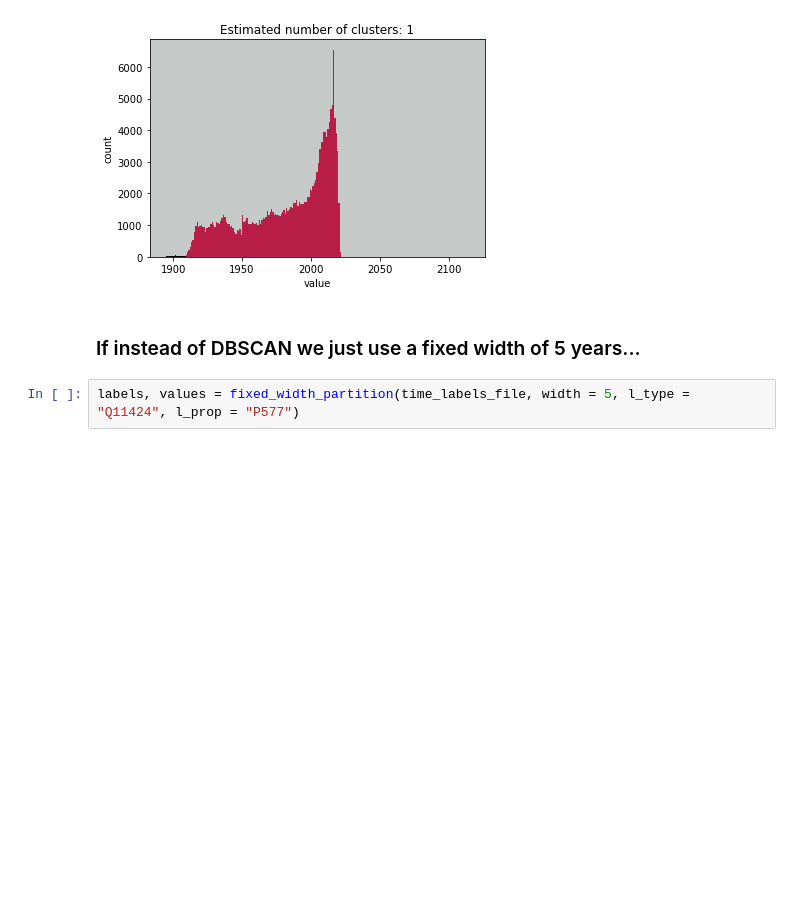
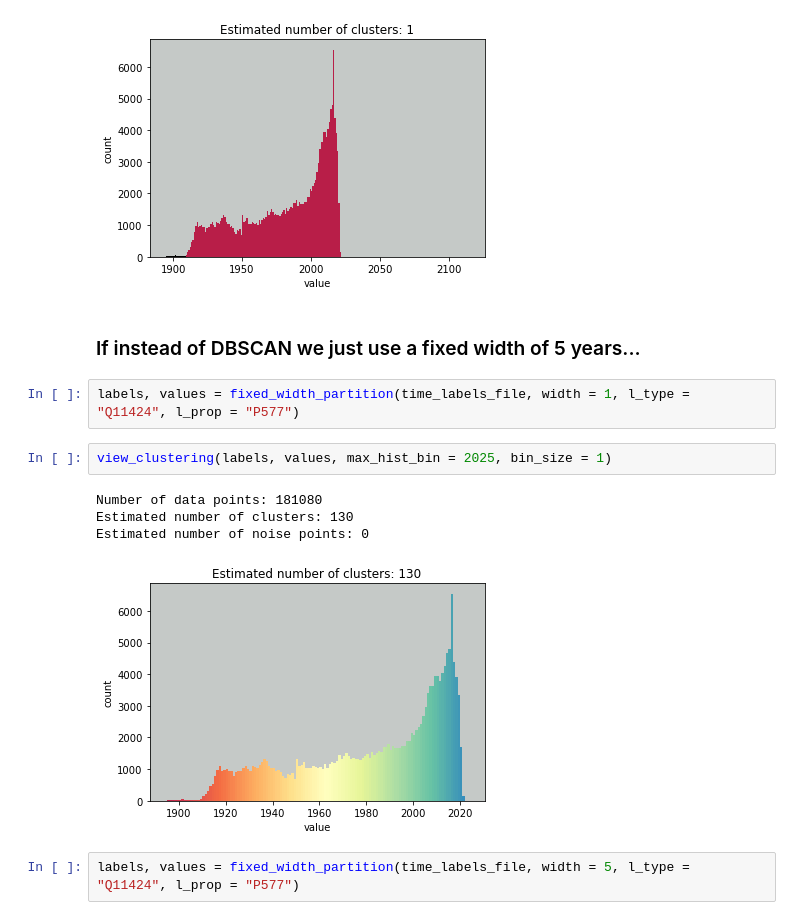
Before and after one commit to nicklein/kgtk, a Jupyter notebook: entity_profiling/2_explore_label_discretization.ipynb, the cells around one changed output. Saved outputs shown, nothing was run; the diff lists cells and outputs as text; blank space fills up the shorter version.

```diff
--- a/entity_profiling/2_explore_label_discretization.ipynb
+++ b/entity_profiling/2_explore_label_discretization.ipynb
@@ -371,6 +401,15 @@ Estimated number of noise points: 458
 [figure]
 # %% [markdown]
 ### If instead of DBSCAN we just use a fixed width of 5 years...
+# %%
+labels, values = fixed_width_partition(time_labels_file, width = 1, l_type = "Q11424", l_prop = "P577")
+# %%
+view_clustering(labels, values, max_hist_bin = 2025, bin_size = 1)
+# %% [output]
+Number of data points: 181080
+Estimated number of clusters: 130
+Estimated number of noise points: 0
+[figure, added]
 # %%
 labels, values = fixed_width_partition(time_labels_file, width = 5, l_type = "Q11424", l_prop = "P577")
 # %%
```
Also changed, not shown: parts of 11 cells of this notebook.
